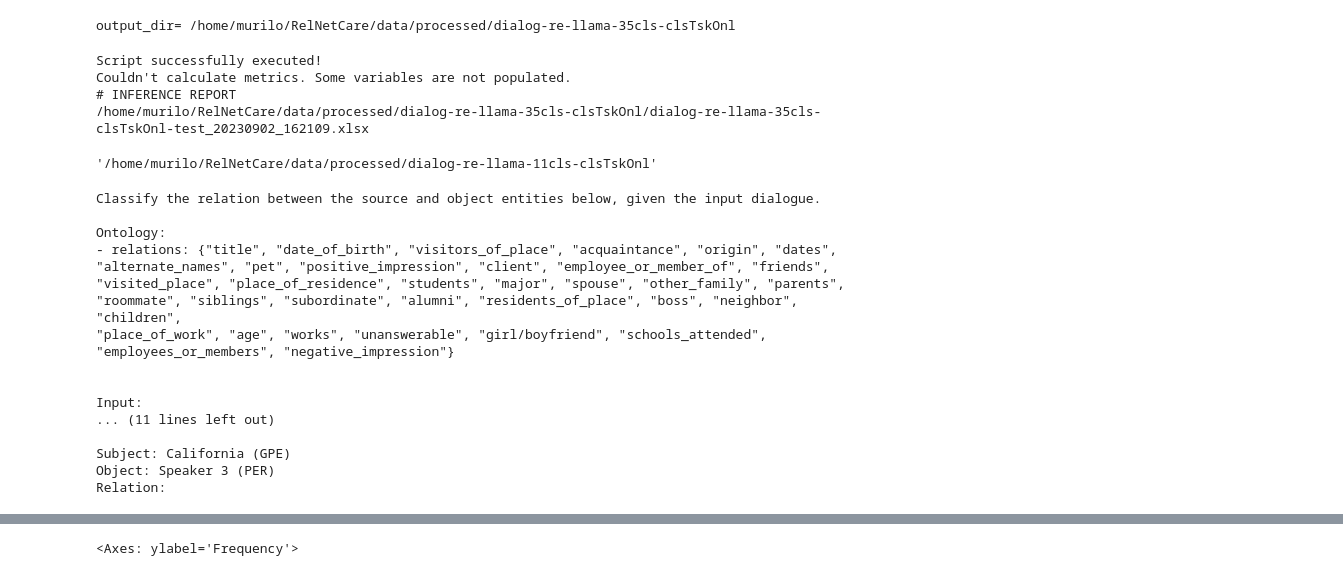
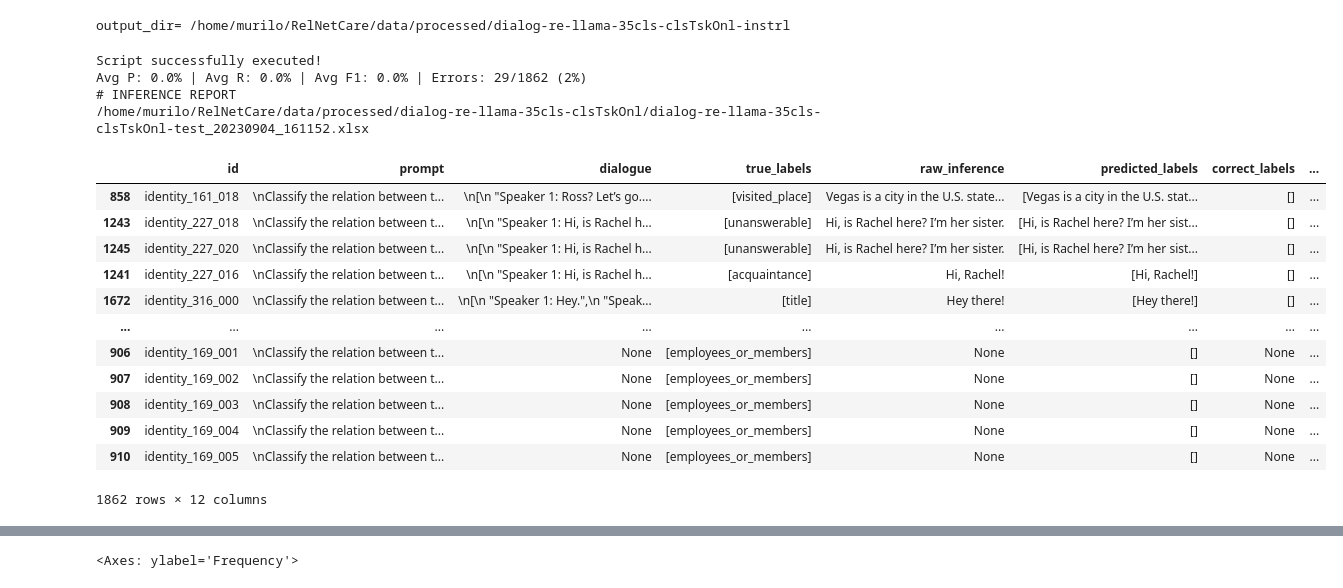
Before and after one commit to murilobellatini/RelNetCare, a Jupyter notebook: reports/04_model_evaluation/dialogre-evaluate-llama-relation-inferer.ipynb, the cells around one changed output, grey strips where cells are left out. Drawn from its saved outputs; the diff is of its cells as text; code cells hidden in the pictures.

```diff
--- a/reports/04_model_evaluation/dialogre-evaluate-llama-relation-inferer.ipynb
+++ b/reports/04_model_evaluation/dialogre-evaluate-llama-relation-inferer.ipynb
@@ -4,24 +7,34 @@
 # %%
 from src.processing.relation_extraction_evaluator import RelationExtractorEvaluator, RelationGranularMetrics
 from src.config import get_config_from_stem
 
 # Define path for the test dataset
-data_stem="dialog-re-llama-35cls-clsTskOnl"
+data_stem="dialog-re-llama-35cls-clsTskOnl-instrB"
 test_file_path = f"/home/murilo/RelNetCare/data/processed/{data_stem}/{data_stem}-test.json"
 
 # get config and evaluator
 config = get_config_from_stem(data_stem)
-# evaluator = RelationExtractorEvaluator(config=config)
+evaluator = RelationExtractorEvaluator(config=config)
 
 # Evaluate performance
 df = evaluator.assess_performance_on_test_dataset(test_file_path, cap_size=None, return_details=True)
+df.sort_values(['f1s', 'raw_inference'], ascending=[False, False])
 # %% [output]
-output_dir= /home/murilo/RelNetCare/data/processed/dialog-re-llama-35cls-clsTskOnl
+output_dir= /home/murilo/RelNetCare/data/processed/dialog-re-llama-35cls-clsTskOnl-instrl
 Script successfully executed!
-Couldn't calculate metrics. Some variables are not populated.
+Avg P: 0.0% | Avg R: 0.0% | Avg F1: 0.0% | Errors: 29/1862 (2%)
 # INFERENCE REPORT
-/home/murilo/RelNetCare/data/processed/dialog-re-llama-35cls-clsTskOnl/dialog-re-llama-35cls-clsTskOnl-test_20230902_162109.xlsx
+/home/murilo/RelNetCare/data/processed/dialog-re-llama-35cls-clsTskOnl/dialog-re-llama-35cls-clsTskOnl-test_20230904_161152.xlsx
+|  | id | prompt | dialogue | true_labels | raw_inference | predicted_labels | correct_labels | ... |
+| 858 | identity_161_018 | \nClassify the relation between t... | \n[\n "Speaker 1: Ross? Let’s go.... | [visited_place] | Vegas is a city in the U.S. state... | [Vegas is a city in the U.S. stat... | [] | ... |
+| 1243 | identity_227_018 | \nClassify the relation between t... | \n[\n "Speaker 1: Hi, is Rachel h... | [unanswerable] | Hi, is Rachel here? I’m her sister. | [Hi, is Rachel here? I’m her sist... | [] | ... |
+| 1245 | identity_227_020 | \nClassify the relation between t... | \n[\n "Speaker 1: Hi, is Rachel h... | [unanswerable] | Hi, is Rachel here? I’m her sister. | [Hi, is Rachel here? I’m her sist... | [] | ... |
+| 1241 | identity_227_016 | \nClassify the relation between t... | \n[\n "Speaker 1: Hi, is Rachel h... | [acquaintance] | Hi, Rachel! | [Hi, Rachel!] | [] | ... |
+| 1672 | identity_316_000 | \nClassify the relation between t... | \n[\n "Speaker 1: Hey.",\n "Speak... | [title] | Hey there! | [Hey there!] | [] | ... |
+| ... | ... | ... | ... | ... | ... | ... | ... | ... |
+| 906 | identity_169_001 | \nClassify the relation between t... | None | [employees_or_members] | None | [] | None | ... |
+| 907 | identity_169_002 | \nClassify the relation between t... | None | [employees_or_members] | None | [] | None | ... |
+| 908 | identity_169_003 | \nClassify the relation between t... | None | [employees_or_members] | None | [] | None | ... |
+| 909 | identity_169_004 | \nClassify the relation between t... | None | [employees_or_members] | None | [] | None | ... |
+| 910 | identity_169_005 | \nClassify the relation between t... | None | [employees_or_members] | None | [] | None | ... |
+1862 rows × 12 columns
-# %%
-config.output_dir
-# %% [output]
-'/home/murilo/RelNetCare/data/processed/dialog-re-llama-11cls-clsTskOnl'
@@ -42,25 +41,3 @@ config.output_dir
-# %%
-x = "\nClassify the relation between the source and object entities below, given the input dialogue.\n\nOntology: \n- relations: {\"title\", \"date_of_birth\", \"visitors_of_place\", \"acquaintance\", \"origin\", \"dates\",\n\"alternate_names\", \"pet\", \"positive_impression\", \"client\", \"employee_or_member_of\", \"friends\",\n\"visited_place\", \"place_of_residence\", \"students\", \"major\", \"spouse\", \"other_family\", \"parents\",\n\"roommate\", \"siblings\", \"subordinate\", \"alumni\", \"residents_of_place\", \"boss\", \"neighbor\", \"children\",\n\"place_of_work\", \"age\", \"works\", \"unanswerable\", \"girl/boyfriend\", \"schools_attended\",\n\"employees_or_members\", \"negative_impression\"}\n\n\nInput:\n[\n \"Speaker 1: Um, Chandler, Ross, this is Robert.\",\n \"Speaker 2: Oh, hey.\",\n \"Speaker 3: Hi.\",\n \"Speaker 4: Hey.\",\n \"Speaker 1: You’ve have lipstick right here. That’s okay, it’s mine, we just kissed.\",\n \"Speaker 4: Oh.\",\n \"Speaker 2: So ah, isn’t a bit cold out for shorts?\",\n \"Speaker 3: Well, I’m from California.\",\n \"Speaker 2: Right, right. Sometimes you guys just burst into flames.\"\n]\n\nSubject: California (GPE)\nObject: Speaker 3 (PER)\nRelation:"
-
-print(x)
-# %% [output]
-Classify the relation between the source and object entities below, given the input dialogue.
-
-Ontology:
-- relations: {"title", "date_of_birth", "visitors_of_place", "acquaintance", "origin", "dates",
-"alternate_names", "pet", "positive_impression", "client", "employee_or_member_of", "friends",
-"visited_place", "place_of_residence", "students", "major", "spouse", "other_family", "parents",
-"roommate", "siblings", "subordinate", "alumni", "residents_of_place", "boss", "neighbor", "children",
-"place_of_work", "age", "works", "unanswerable", "girl/boyfriend", "schools_attended",
-"employees_or_members", "negative_impression"}
-
-
-Input:
-... (11 lines left out)
-
-Subject: California (GPE)
-Object: Speaker 3 (PER)
-Relation:
 # %%
 
 # Define your ontology
```
Also changed, not shown: parts of 4 cells of this notebook, 6 other files.
